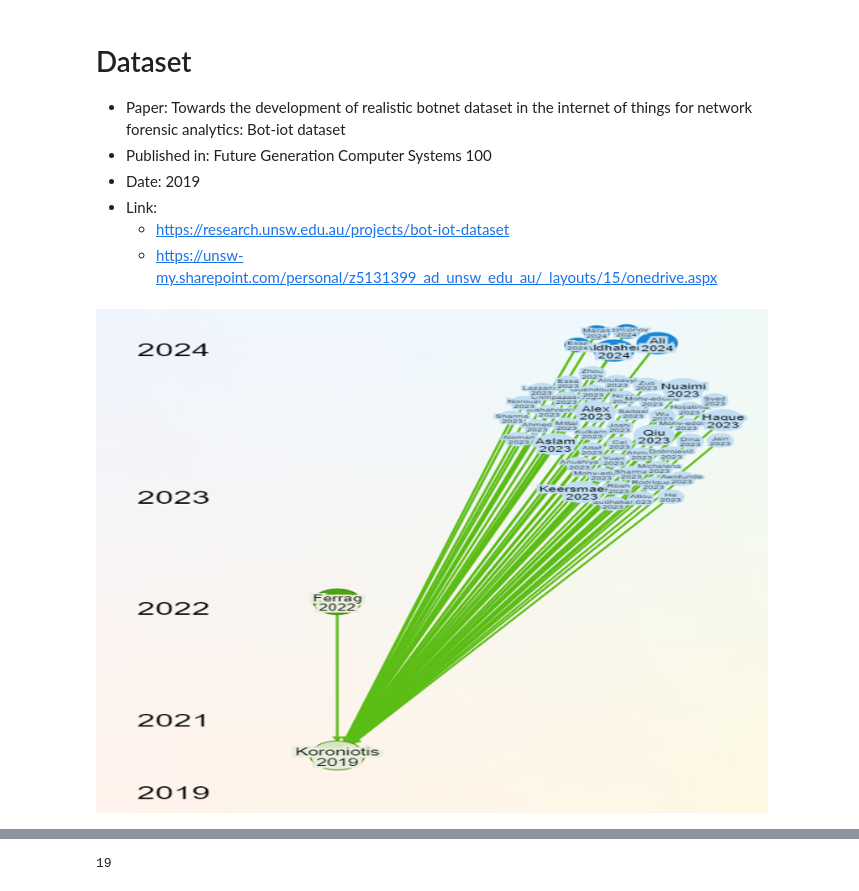
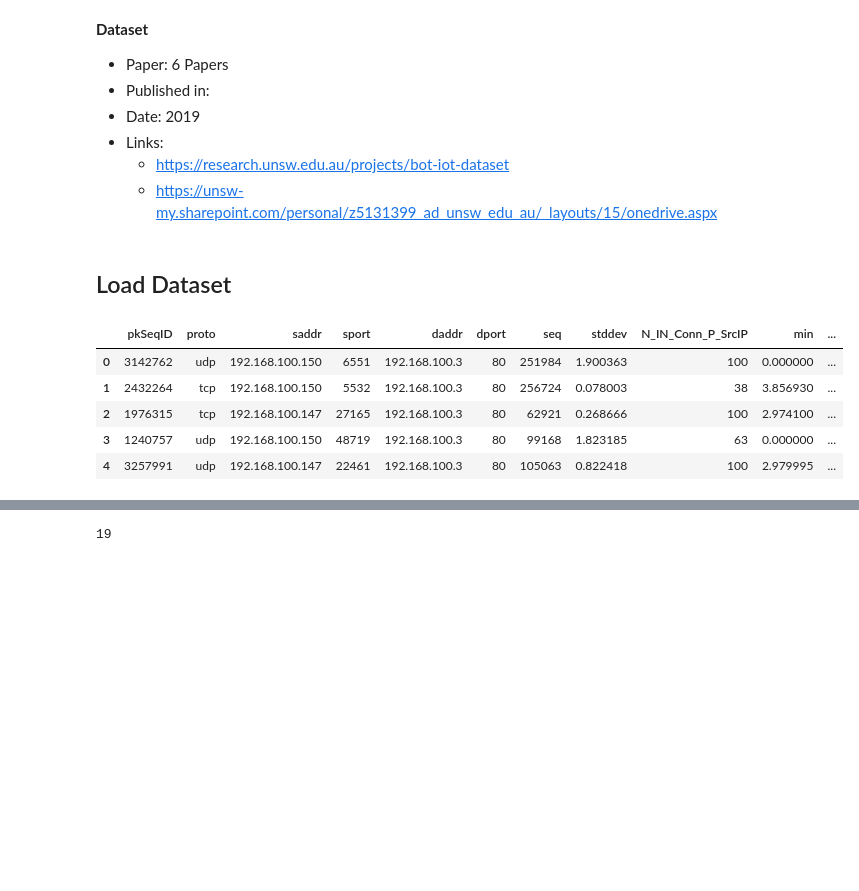
Before and after one commit to binodmx/iot-hids-pg, a Jupyter notebook: bot-iot.ipynb, the cells around one changed output, grey strips where cells are left out. Cells and saved outputs as stored; diff of their text form; code cells hidden in the pictures; blank space fills up the shorter version.

```diff
--- a/bot-iot.ipynb
+++ b/bot-iot.ipynb
@@ -1,22 +1,14 @@
 # %% [markdown]
-# Dataset
+**Dataset**
 
-- Paper: Towards the development of realistic botnet dataset in the internet of things for network forensic analytics: Bot-iot dataset
-- Published in: Future Generation Computer Systems 100
+- Paper: 6 Papers
+- Published in:
 - Date: 2019
-- Link:
+- Links:
     - https://research.unsw.edu.au/projects/bot-iot-dataset
     - https://unsw-my.sharepoint.com/personal/z5131399_ad_unsw_edu_au/_layouts/15/onedrive.aspx
-# %%
-from PIL import Image
-from IPython.display import display
-
-img = Image.open("data/Screenshot 2024-04-10 092431.png")
-img = img.convert('RGB')
-img = img.resize((800, 600))
-display(img)
-# %% [output]
-[figure, removed]
+# %% [markdown]
+## Load Dataset
 # %%
 import pandas as pd
 
@@ -24,3 +16,12 @@ df = pd.read_csv('C:/Users/S4025371/OneDrive - RMIT University/Repositories/llm/
+# %%
+df.head()
+# %% [output]
+|  | pkSeqID | proto | saddr | sport | daddr | dport | seq | stddev | N_IN_Conn_P_SrcIP | min | ... |
+| 0 | 3142762 | udp | 192.168.100.150 | 6551 | 192.168.100.3 | 80 | 251984 | 1.900363 | 100 | 0.000000 | ... |
+| 1 | 2432264 | tcp | 192.168.100.150 | 5532 | 192.168.100.3 | 80 | 256724 | 0.078003 | 38 | 3.856930 | ... |
+| 2 | 1976315 | tcp | 192.168.100.147 | 27165 | 192.168.100.3 | 80 | 62921 | 0.268666 | 100 | 2.974100 | ... |
+| 3 | 1240757 | udp | 192.168.100.150 | 48719 | 192.168.100.3 | 80 | 99168 | 1.823185 | 63 | 0.000000 | ... |
+| 4 | 3257991 | udp | 192.168.100.147 | 22461 | 192.168.100.3 | 80 | 105063 | 0.822418 | 100 | 2.979995 | ... |
 # %%
 import matplotlib.pyplot as plt
 import seaborn as sns
```
Also changed, not shown: parts of 20 cells of this notebook, 36 other files.
